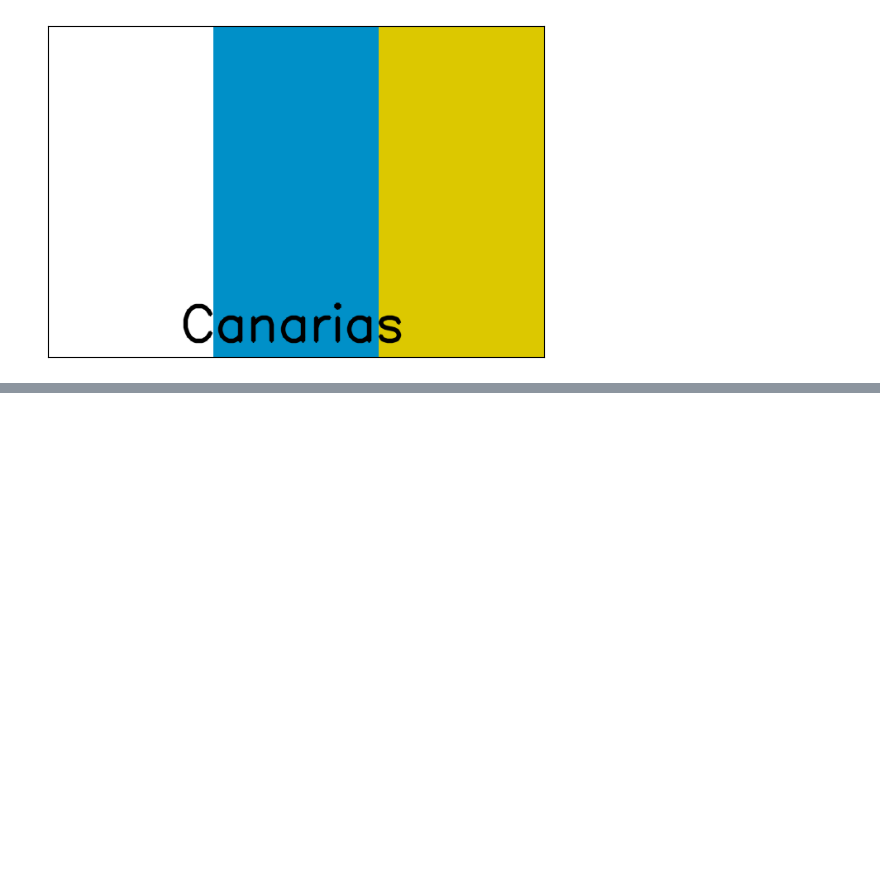
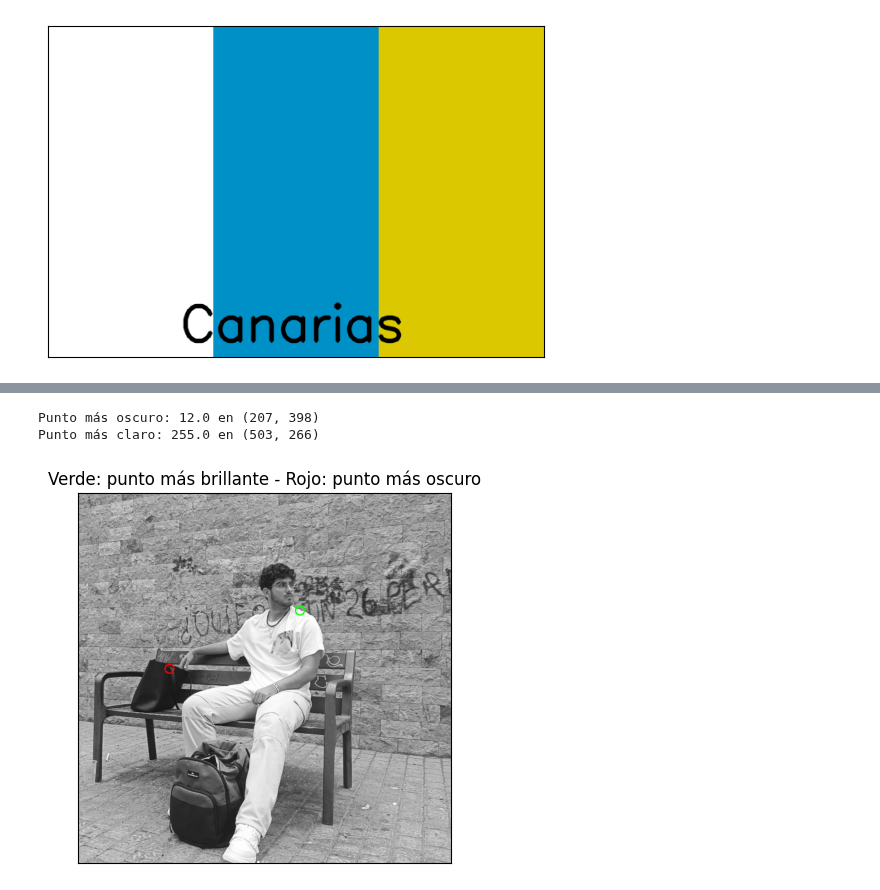
Before and after one commit to ivanperezdiaz829/Computer_Vision, a Jupyter notebook: VC_P1/Exercises_P1.ipynb, the cells around one changed output, grey strips where cells are left out. Drawn from its saved outputs; the diff is of its cells as text; code cells hidden in the pictures; blank space fills up the shorter version.

```diff
--- a/VC_P1/Exercises_P1.ipynb
+++ b/VC_P1/Exercises_P1.ipynb
@@ -94,0 +134,22 @@ plt.show()
+# %%
+image = cv2.imread("Imagen.jpg", cv2.IMREAD_GRAYSCALE)
+
+(minVal, maxVal, minLoc, maxLoc) = cv2.minMaxLoc(image)
+
+print(f"Punto más oscuro: {minVal} en {minLoc}")
+print(f"Punto más claro: {maxVal} en {maxLoc}")
+
+img_color = cv2.cvtColor(image, cv2.COLOR_GRAY2BGR)
+
+cv2.circle(img_color, minLoc, 10, (0,0,255), 2)
+
+cv2.circle(img_color, maxLoc, 10, (0,255,0), 2)
+
+plt.imshow(cv2.cvtColor(img_color, cv2.COLOR_BGR2RGB))
+plt.title("Verde: punto más brillante - Rojo: punto más oscuro")
+delete_ticks()
+plt.show()
+# %% [output]
+Punto más oscuro: 12.0 en (207, 398)
+Punto más claro: 255.0 en (503, 266)
+[figure, added]
```
Also changed, not shown: parts of 4 cells of this notebook, 1 other file.
